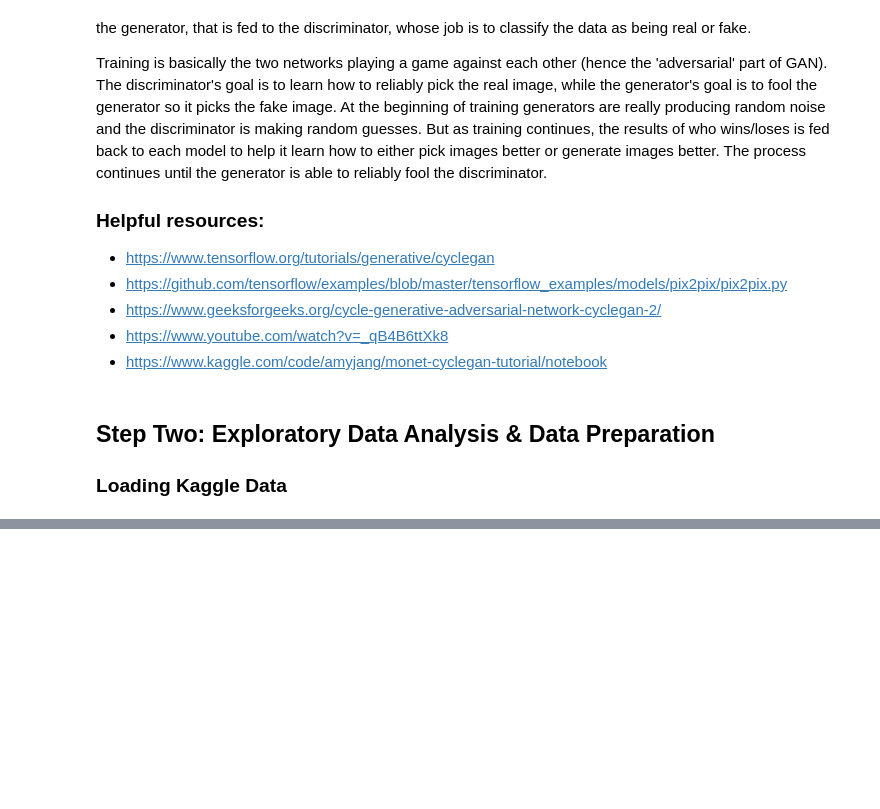
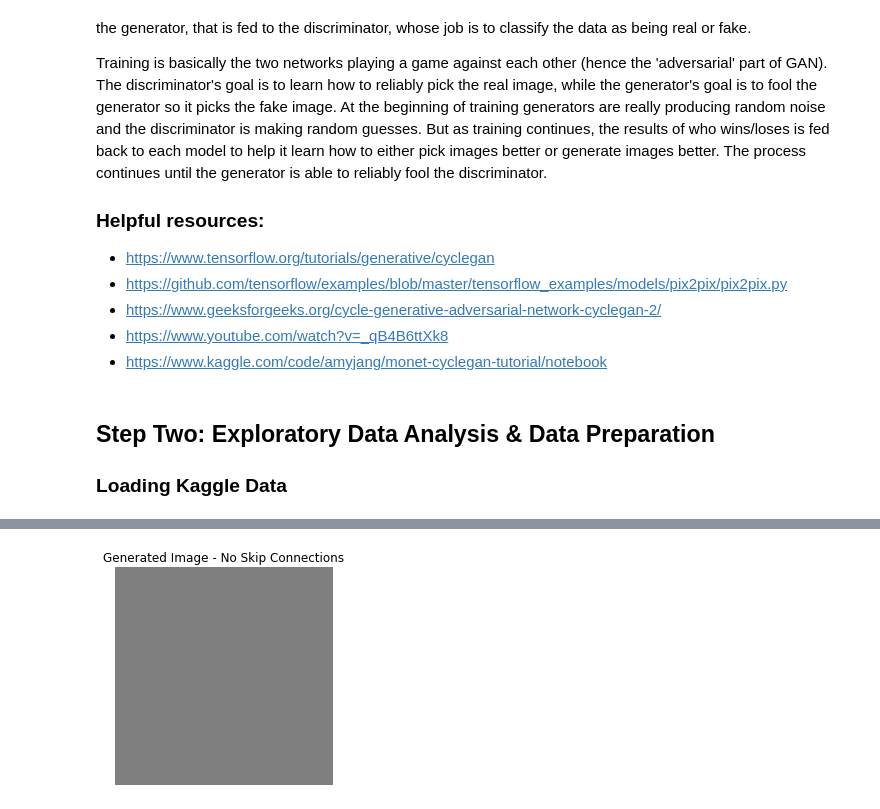
Before and after one commit to iffigueroa/kaggle-competitions, a Jupyter notebook: monet-stylized-gan-images.ipynb, the cells around one changed output, grey strips where cells are left out. Cells and saved outputs as stored; diff of their text form; code cells hidden in the pictures; blank space fills up the shorter version.

```diff
--- a/monet-stylized-gan-images.ipynb
+++ b/monet-stylized-gan-images.ipynb
@@ -348,0 +302,7 @@ def Discriminator():
+# %%
+monet_generator = Generator(do_skip = False)
+to_monet = monet_generator(example_photo)
+
+show_image_basic(to_monet[0], title= "Generated Image - No Skip Connections")
+# %% [output]
+[figure, added]
```
Also changed, not shown: parts of 61 cells of this notebook.
